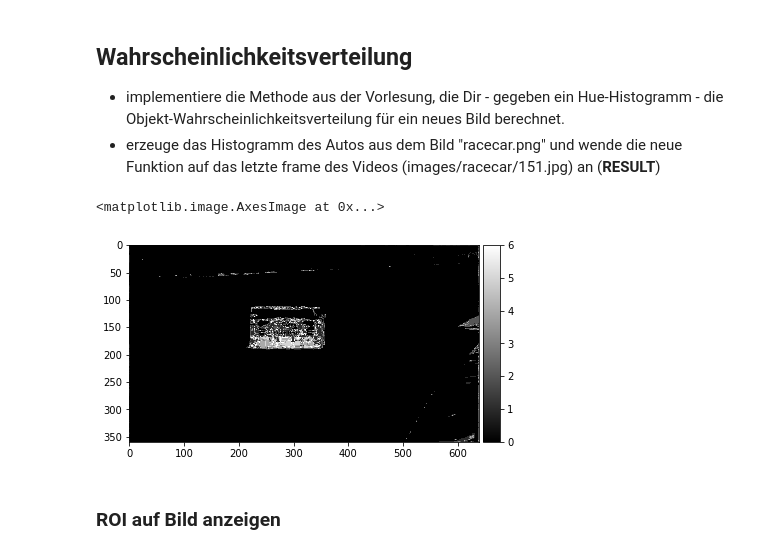
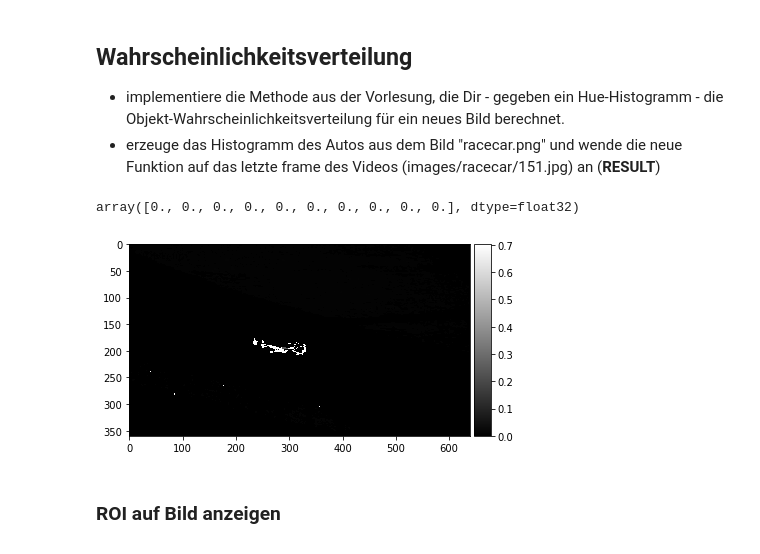
Before and after one commit to YJ14/Computer-Vision-2018, a Jupyter notebook: 02_CAMSHIFT.ipynb, the cells around one changed output. Saved outputs shown, nothing was run; the diff lists cells and outputs as text; code cells hidden in the pictures.

```diff
--- a/02_CAMSHIFT.ipynb
+++ b/02_CAMSHIFT.ipynb
@@ -20,7 +20,8 @@ import warnings; warnings.simplefilter('ignore')
 
 IMAGES_PER_ROW = 4
 
-MIN_SATURATION_CAR = 0.2
+# MIN_SATURATION_CAR = 0.2
+MIN_SATURATION_CAR = 0.3
 MIN_VALUE_CAR = 0.5
 MIN_SATURATION_TACO = 0.8
 MIN_VALUE_TACO = 0.2
@@ -76,29 +77,43 @@ histCar10 = createColorHistogram(imageCarHSV, 10, ax2)
 # %%
 # Tip: in der Nacht sind alle Katzen grau ;)
 
 def createProbDistribution(image, objectHist, nbins, minSaturation, minValue):
     histTotal = np.sum(objectHist)
-    probs = np.zeros_like(image[:, :, 0], dtype=float)
+    probs = np.zeros_like(image[:, :, 0], dtype=np.float32)
+
+    maxSaturation = 0.97
+    maxValue = 0.97
+
     for y in range (0, image.shape[1]):
         for x in range (0, image.shape[0]):
-            greyValue = int(round(image[x,y,0] * 256))
-            objectHistIndex = int(round(greyValue/nbins))
-            if objectHistIndex > nbins:
-                objectHistIndex = nbins
+
+            if image[x, y, 1] < minSaturation or image[x, y, 2] < minValue:
+                continue
+
+            if image[x, y, 1] > maxSaturation or image[x, y, 2] > maxValue:
+                continue
+
+            objectHistIndex = int(image[x, y, 0] * nbins)
+            #if objectHistIndex > nbins-1:
+            #    objectHistIndex = nbins-1
+
             amount = objectHist[objectHistIndex]
-            probs[x,y] = int(round(amount/histTotal*256))
+            probs[x,y] = amount/histTotal
 
     return probs
 
+binCount = 10
+lastFrame = io.imread('images/racecar/020.jpeg')
+frameHsv = color.rgb2hsv(lastFrame)
 
-binCount = 128
-lastFrame = io.imread('images/racecar/151.jpeg')
-histogramCar = createColorHistogram(imageCar, binCount, ax1)
-probDistr = createProbDistribution(lastFrame, histogramCar, binCount, MIN_SATURATION_CAR, MIN_VALUE_CAR)
+histogramCar = createColorHistogram(imageCarHSV, binCount, ax1)
+probDistr = createProbDistribution(frameHsv, histogramCar, binCount, MIN_SATURATION_CAR, MIN_VALUE_CAR)
 io.imshow(probDistr, cmap='gray')
+
+probDistr[0:10, 0]
 # %% [output]
-<matplotlib.image.AxesImage at 0x...>
+array([0., 0., 0., 0., 0., 0., 0., 0., 0., 0.], dtype=float32)
-[figure, old version]
+[figure, new version]
 # %% [markdown]
 ### ROI auf Bild anzeigen
 # %%
```
Also changed, not shown: parts of 3 cells of this notebook.
